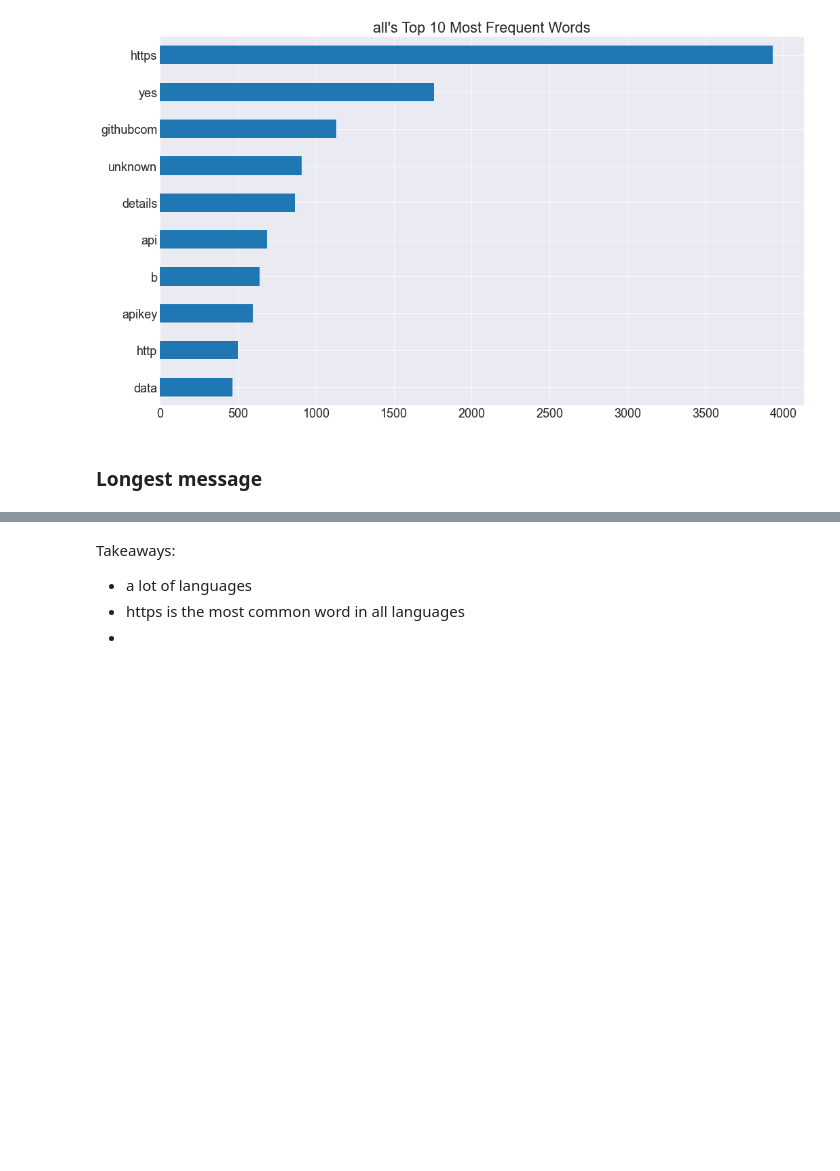
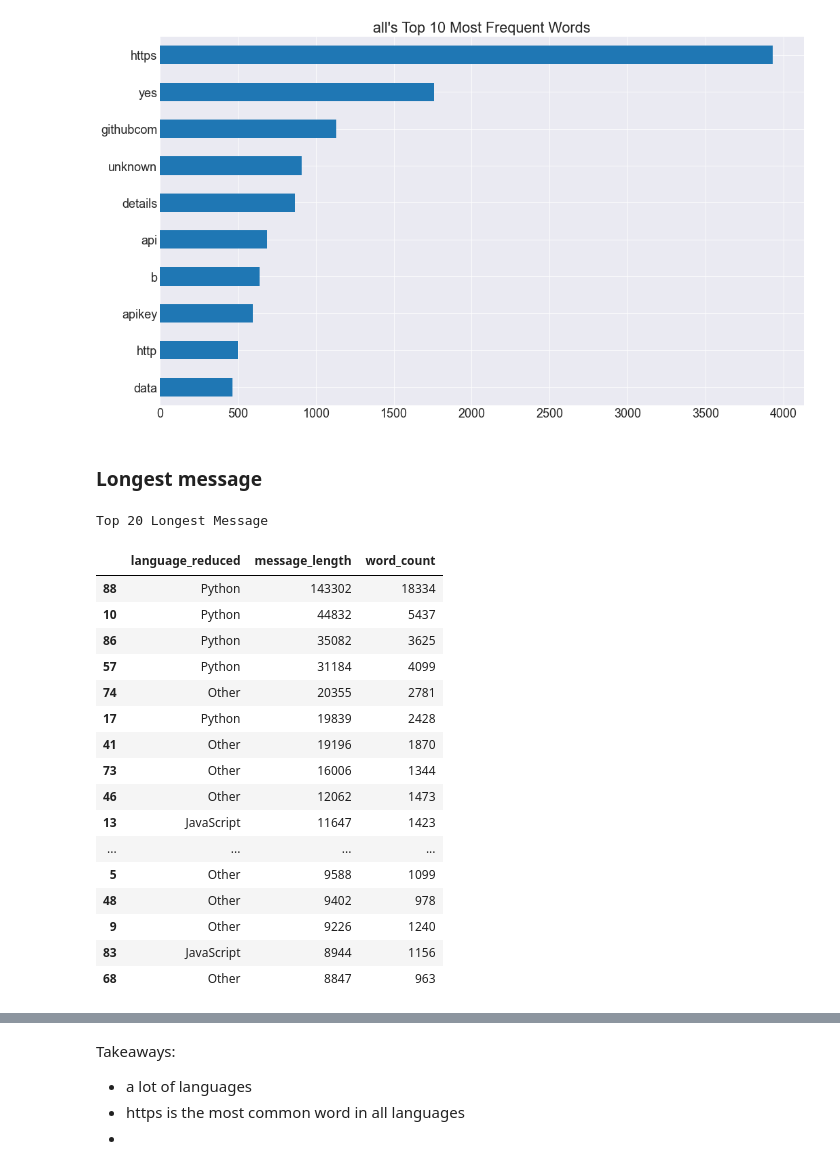
Before and after one commit to Team-Four-NLP-MVPs/nlp-project, a Jupyter notebook: final_notebook.ipynb, the cells around one changed output, grey strips where cells are left out. Saved outputs shown, nothing was run; the diff lists cells and outputs as text; code cells hidden in the pictures; blank space fills up the shorter version.

Commit message:
explore charts added to final notebook

```diff
--- a/final_notebook.ipynb
+++ b/final_notebook.ipynb
@@ -180,3 +182,24 @@ for col in word_counts.columns:
 [figure]
 # %% [markdown]
 ### Longest message
+# %%
+explore.longest_readme(df)
+# %% [output]
+Top 20 Longest Message
+|  | language_reduced | message_length | word_count |
+| 88 | Python | 143302 | 18334 |
+| 10 | Python | 44832 | 5437 |
+| 86 | Python | 35082 | 3625 |
+| 57 | Python | 31184 | 4099 |
+| 74 | Other | 20355 | 2781 |
+| 17 | Python | 19839 | 2428 |
+| 41 | Other | 19196 | 1870 |
+| 73 | Other | 16006 | 1344 |
+| 46 | Other | 12062 | 1473 |
+| 13 | JavaScript | 11647 | 1423 |
+| ... | ... | ... | ... |
+| 5 | Other | 9588 | 1099 |
+| 48 | Other | 9402 | 978 |
+| 9 | Other | 9226 | 1240 |
+| 83 | JavaScript | 8944 | 1156 |
+| 68 | Other | 8847 | 963 |
```
Also changed, not shown: parts of 2 cells of this notebook, 1 other file.
